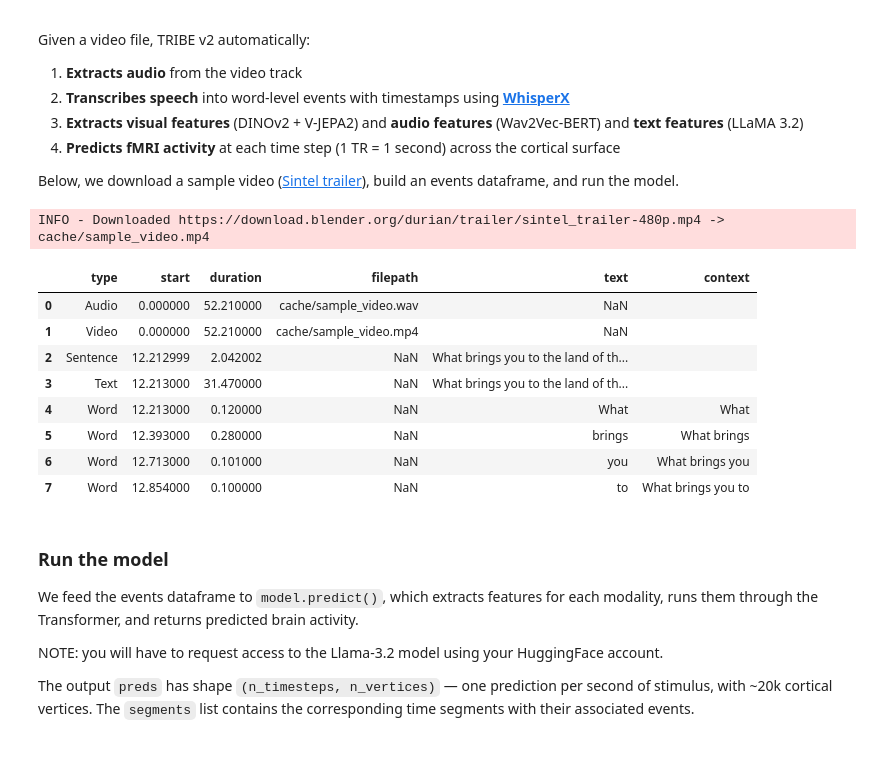
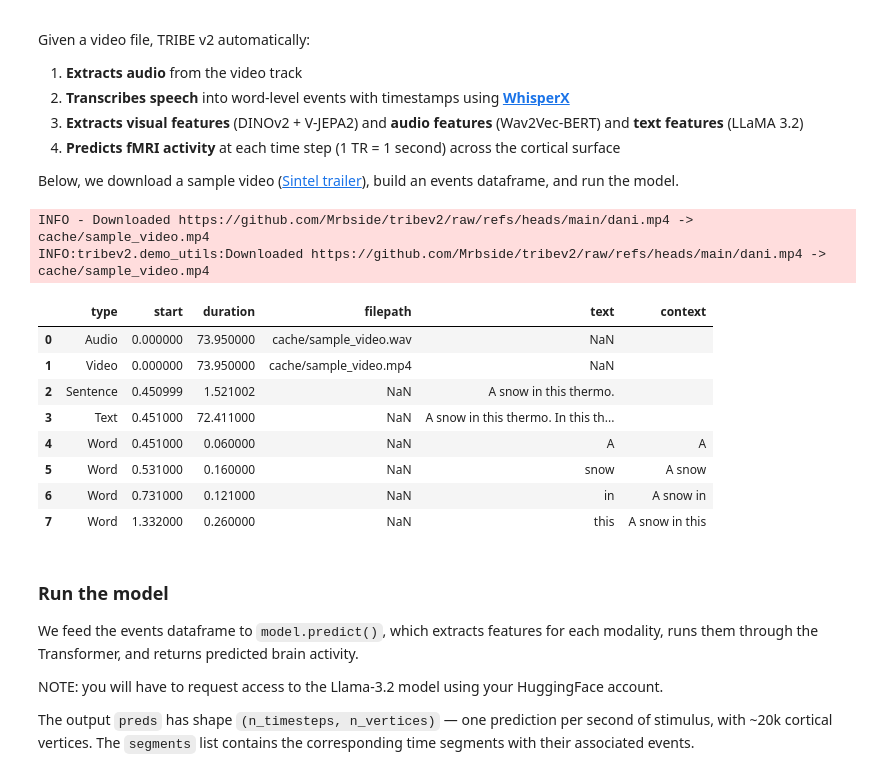
Before and after one commit to Mrbside/tribev2, a Jupyter notebook: tribe_demo.ipynb, the cells around one changed output. Saved outputs shown, nothing was run; the diff lists cells and outputs as text; code cells hidden in the pictures.

```diff
--- a/tribe_demo.ipynb
+++ b/tribe_demo.ipynb
@@ -69,21 +87,22 @@ Given a video file, TRIBE v2 automatically:
 Below, we download a sample video ([Sintel trailer](https://durian.blender.org/)), build an events dataframe, and run the model.
 # %%
 video_path = CACHE_FOLDER / "sample_video.mp4"
-url = "https://download.blender.org/durian/trailer/sintel_trailer-480p.mp4"
+url = "https://github.com/Mrbside/tribev2/raw/refs/heads/main/dani.mp4"
 download_file(url, video_path)
 df = model.get_events_dataframe(video_path=video_path)
 display(df.head(8)[["type", "start", "duration", "filepath", "text", "context"]])
 # %% [output]
-INFO - Downloaded https://download.blender.org/durian/trailer/sintel_trailer-480p.mp4 -> cache/sample_video.mp4
+INFO - Downloaded https://github.com/Mrbside/tribev2/raw/refs/heads/main/dani.mp4 -> cache/sample_video.mp4
+INFO:tribev2.demo_utils:Downloaded https://github.com/Mrbside/tribev2/raw/refs/heads/main/dani.mp4 -> cache/sample_video.mp4
 |  | type | start | duration | filepath | text | context |
-| 0 | Audio | 0.000000 | 52.210000 | cache/sample_video.wav | NaN |  |
-| 1 | Video | 0.000000 | 52.210000 | cache/sample_video.mp4 | NaN |  |
-| 2 | Sentence | 12.212999 | 2.042002 | NaN | What brings you to the land of th... |  |
-| 3 | Text | 12.213000 | 31.470000 | NaN | What brings you to the land of th... |  |
-| 4 | Word | 12.213000 | 0.120000 | NaN | What | What |
-| 5 | Word | 12.393000 | 0.280000 | NaN | brings | What brings |
-| 6 | Word | 12.713000 | 0.101000 | NaN | you | What brings you |
-| 7 | Word | 12.854000 | 0.100000 | NaN | to | What brings you to |
+| 0 | Audio | 0.000000 | 73.950000 | cache/sample_video.wav | NaN |  |
+| 1 | Video | 0.000000 | 73.950000 | cache/sample_video.mp4 | NaN |  |
+| 2 | Sentence | 0.450999 | 1.521002 | NaN | A snow in this thermo. |  |
+| 3 | Text | 0.451000 | 72.411000 | NaN | A snow in this thermo. In this th... |  |
+| 4 | Word | 0.451000 | 0.060000 | NaN | A | A |
+| 5 | Word | 0.531000 | 0.160000 | NaN | snow | A snow |
+| 6 | Word | 0.731000 | 0.121000 | NaN | in | A snow in |
+| 7 | Word | 1.332000 | 0.260000 | NaN | this | A snow in this |
 # %% [markdown]
 ### Run the model
 
```
Also changed, not shown: parts of 3 cells of this notebook.
